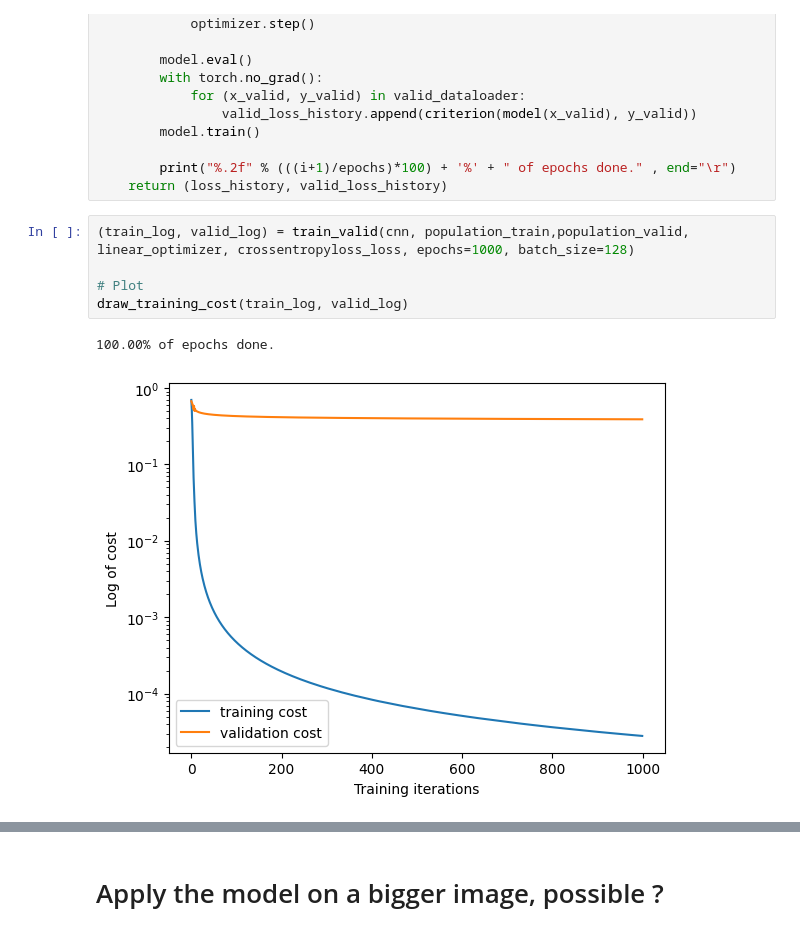
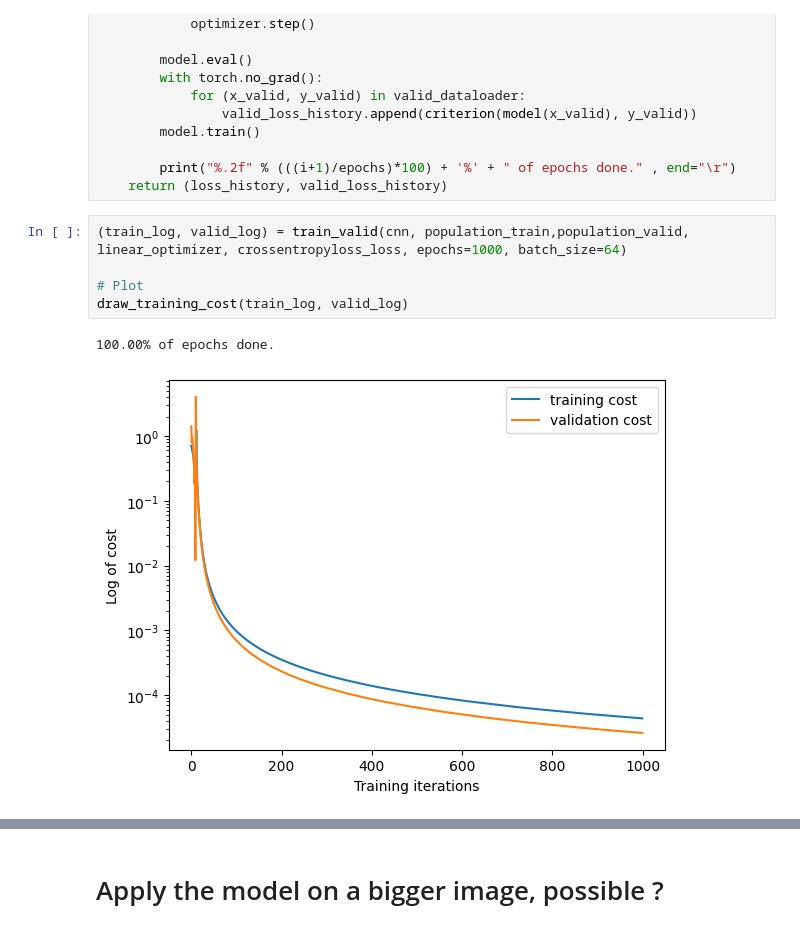
Before and after one commit to LRMPUT/internship_enssat_put, a Jupyter notebook: lidar-segment/cnn/cnn.ipynb, the cells around one changed output, grey strips where cells are left out. Drawn from its saved outputs; the diff is of its cells as text.

```diff
--- a/lidar-segment/cnn/cnn.ipynb
+++ b/lidar-segment/cnn/cnn.ipynb
@@ -198,13 +198,13 @@ def train_valid(model, dataset,valid, optimizer, criterion, epochs, batch_size):
         print("%.2f" % (((i+1)/epochs)*100) + '%' + " of epochs done." , end="\r")
     return (loss_history, valid_loss_history)
 # %%
-(train_log, valid_log) = train_valid(cnn, population_train,population_valid, linear_optimizer, crossentropyloss_loss, epochs=1000, batch_size=128)
+(train_log, valid_log) = train_valid(cnn, population_train,population_valid, linear_optimizer, crossentropyloss_loss, epochs=1000, batch_size=64)
 
 # Plot
 draw_training_cost(train_log, valid_log)
 # %% [output]
 100.00% of epochs done.
-[figure, old version]
+[figure, new version]
 # %%
 # Evalutation du model
 
```
Also changed, not shown: parts of 1 cell of this notebook.
